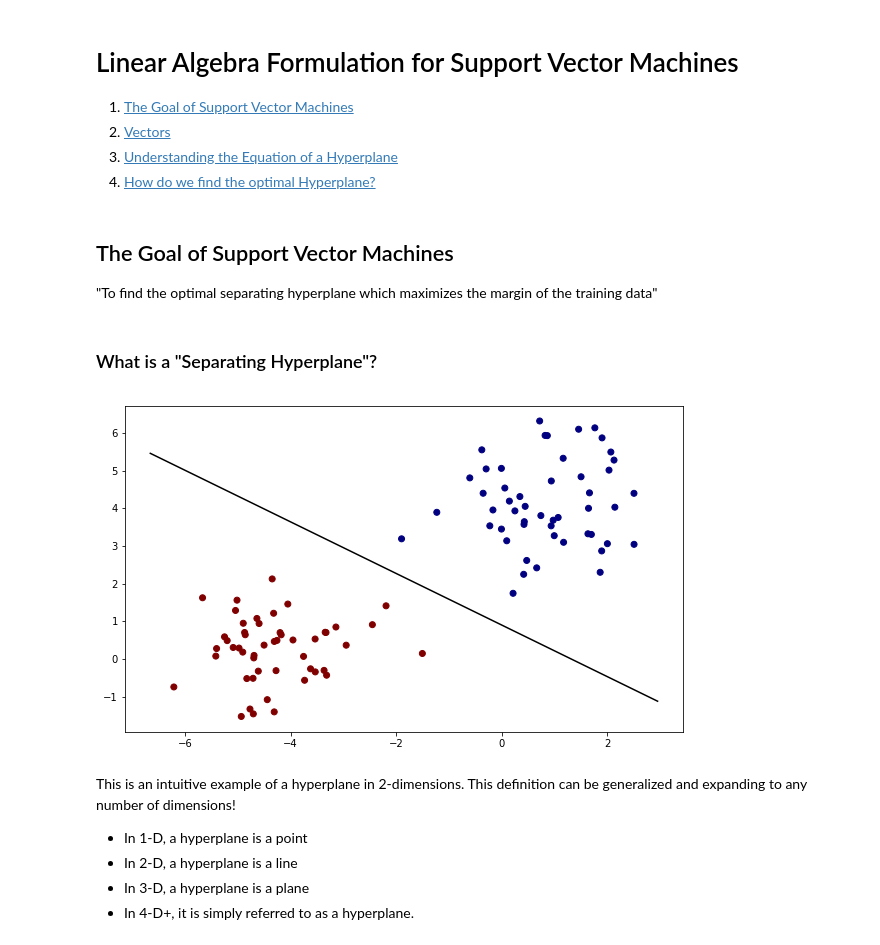
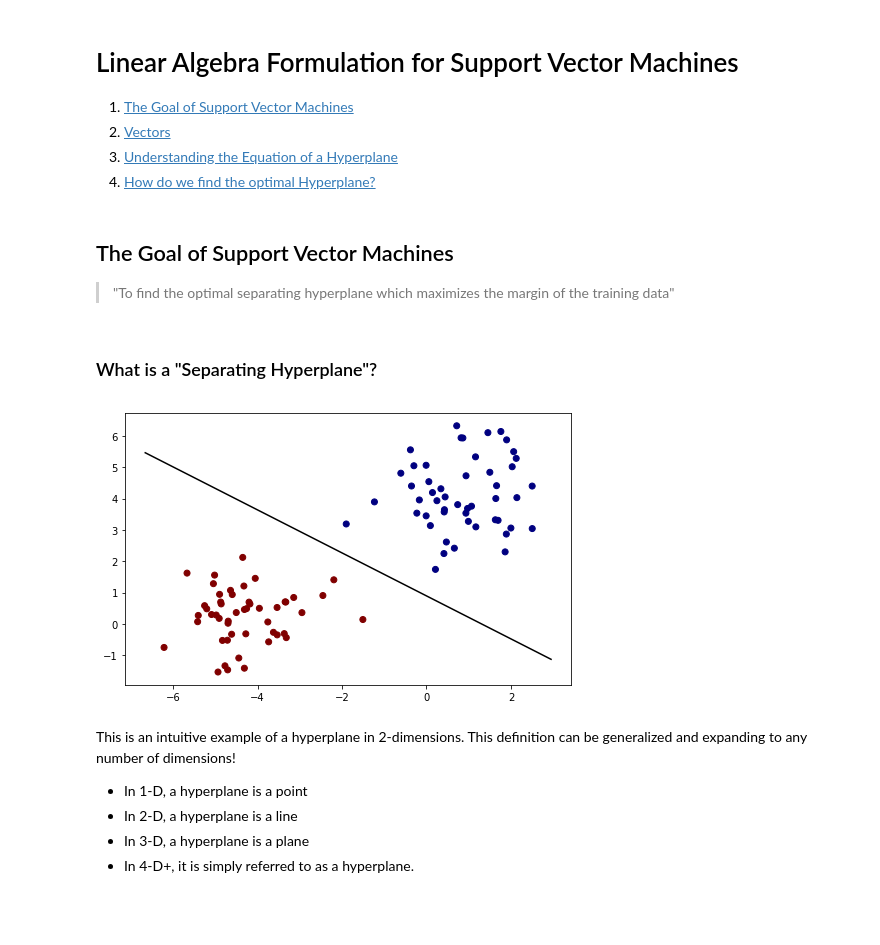
Before and after one commit to collinprather/Big-Data-Ignite-2018, a Jupyter notebook: linalg_for_svm.ipynb, the cells around one changed output. Drawn from its saved outputs; the diff is of its cells as text; code cells hidden in the pictures; blank space fills up the shorter version.

```diff
--- a/linalg_for_svm.ipynb
+++ b/linalg_for_svm.ipynb
@@ -15,37 +15,38 @@ from sklearn.datasets import make_blobs
 from sklearn.svm import SVC
 # %% [markdown]
 ## The Goal of Support Vector Machines <a name="goal"></a>
-"To find the optimal separating hyperplane which maximizes the margin of the training data"
+>"To find the optimal separating hyperplane which maximizes the margin of the training data"
 # %% [markdown]
 ### What is a "Separating Hyperplane"?
 # %%
 X, y = make_blobs(n_samples=100, centers=2, n_features=2, random_state=3)
 plt.scatter(X[:,0], X[:,1], c=y, cmap = 'jet')
 
 # Create support vector classifier
 svc = SVC(kernel='linear')
 
 # Train model
 clf = svc.fit(X, y)
 
 # Get x and y lims
 ax_1 = plt.gca()
 xlim = ax_1.get_xlim()
 ylim = ax_1.get_ylim()
 
 # get the separating hyperplane
 w = clf.coef_[0]
 a = -w[0] / w[1]
 xx = np.linspace(xlim[0], xlim[1], 100)
 yy = a * xx - (clf.intercept_[0]) / w[1]
 
 # plot optimal separating hyperplane
 plt.plot(xx, yy, 'k-')
 
 fig = plt.gcf()
-fig.set_size_inches(10,6)
+fig.set_size_inches(8,5)
+plt.savefig('Support_Vector_Machines/Figures/hyp.png')
 # %% [output]
-[figure, old version]
+[figure, new version]
 # %% [markdown]
 This is an intuitive example of a hyperplane in 2-dimensions. This definition can be generalized and expanding to any number of dimensions!
 * In 1-D, a hyperplane is a point
```
Also changed, not shown: parts of 3 cells of this notebook, 15 other files.
